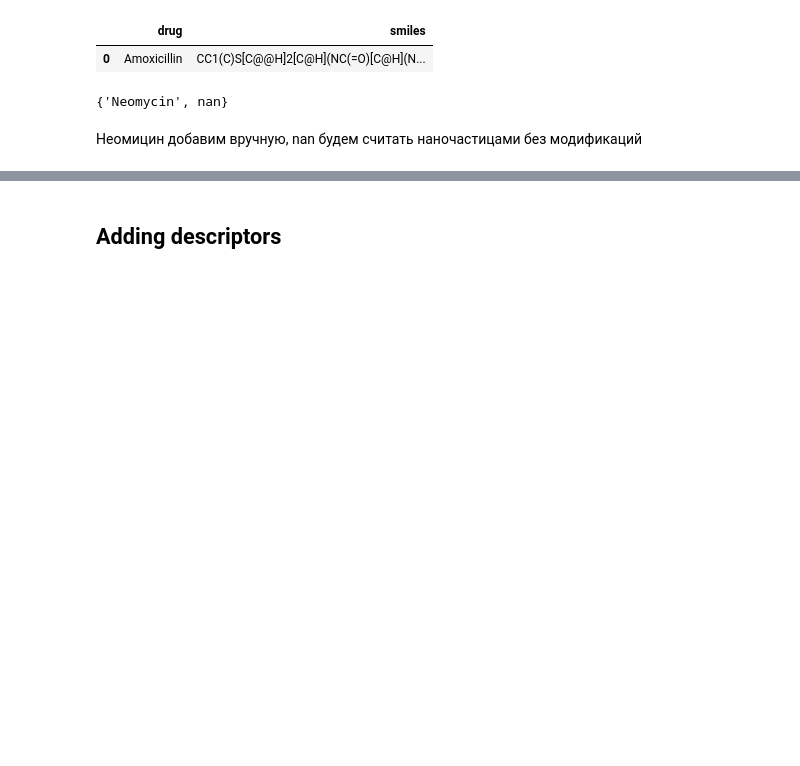
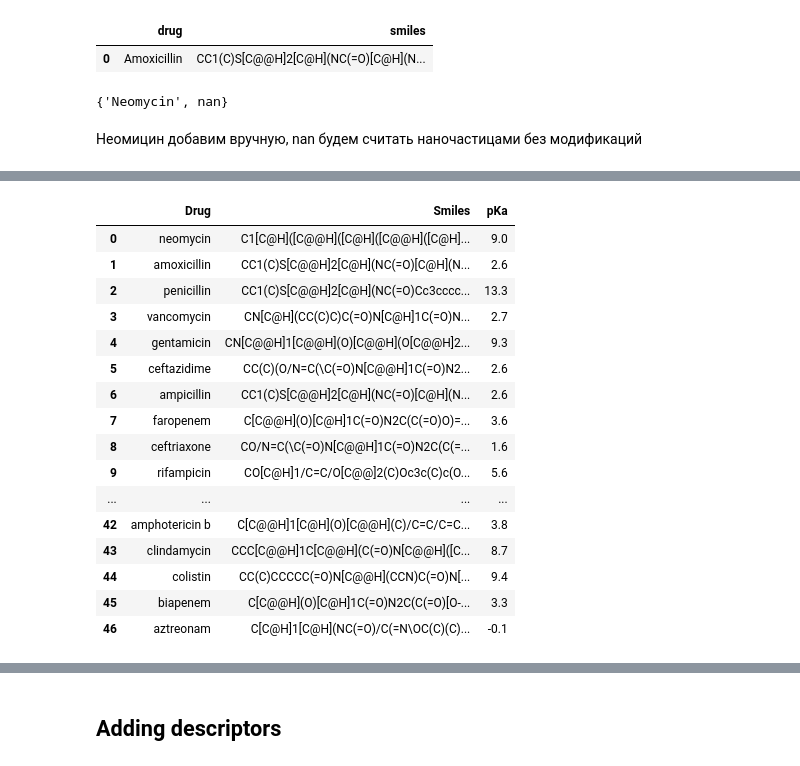
Before and after one commit to vahahahart/hackathon_team_3, a Jupyter notebook: tmp_vah.ipynb, the cells around one changed output, grey strips where cells are left out. Saved outputs shown, nothing was run; the diff lists cells and outputs as text; code cells hidden in the pictures; blank space fills up the shorter version.

```diff
--- a/tmp_vah.ipynb
+++ b/tmp_vah.ipynb
@@ -74,3 +69,23 @@ df_drug.head(1)
+# %%
+df_drug
+# %% [output]
+|  | Drug | Smiles | pKa |
+| 0 | neomycin | C1[C@H]([C@@H]([C@H]([C@@H]([C@H]... | 9.0 |
+| 1 | amoxicillin | CC1(C)S[C@@H]2[C@H](NC(=O)[C@H](N... | 2.6 |
+| 2 | penicillin | CC1(C)S[C@@H]2[C@H](NC(=O)Cc3cccc... | 13.3 |
+| 3 | vancomycin | CN[C@H](CC(C)C)C(=O)N[C@H]1C(=O)N... | 2.7 |
+| 4 | gentamicin | CN[C@@H]1[C@@H](O)[C@@H](O[C@@H]2... | 9.3 |
+| 5 | ceftazidime | CC(C)(O/N=C(\C(=O)N[C@@H]1C(=O)N2... | 2.6 |
+| 6 | ampicillin | CC1(C)S[C@@H]2[C@H](NC(=O)[C@H](N... | 2.6 |
+| 7 | faropenem | C[C@@H](O)[C@H]1C(=O)N2C(C(=O)O)=... | 3.6 |
+| 8 | ceftriaxone | CO/N=C(\C(=O)N[C@@H]1C(=O)N2C(C(=... | 1.6 |
+| 9 | rifampicin | CO[C@H]1/C=C/O[C@@]2(C)Oc3c(C)c(O... | 5.6 |
+| ... | ... | ... | ... |
+| 42 | amphotericin b | C[C@@H]1[C@H](O)[C@@H](C)/C=C/C=C... | 3.8 |
+| 43 | clindamycin | CCC[C@@H]1C[C@@H](C(=O)N[C@@H]([C... | 8.7 |
+| 44 | colistin | CC(C)CCCCC(=O)N[C@@H](CCN)C(=O)N[... | 9.4 |
+| 45 | biapenem | C[C@@H](O)[C@H]1C(=O)N2C(C(=O)[O-... | 3.3 |
+| 46 | aztreonam | C[C@H]1[C@H](NC(=O)/C(=N\OC(C)(C)... | -0.1 |
 # %%
 # преведем все к общему виду для облегчения объединения
 df_drug = df_drug.rename(columns={'drug': 'Drug', 'smiles': 'Smiles'})
```
Also changed, not shown: parts of 17 cells of this notebook, 1 other file.
